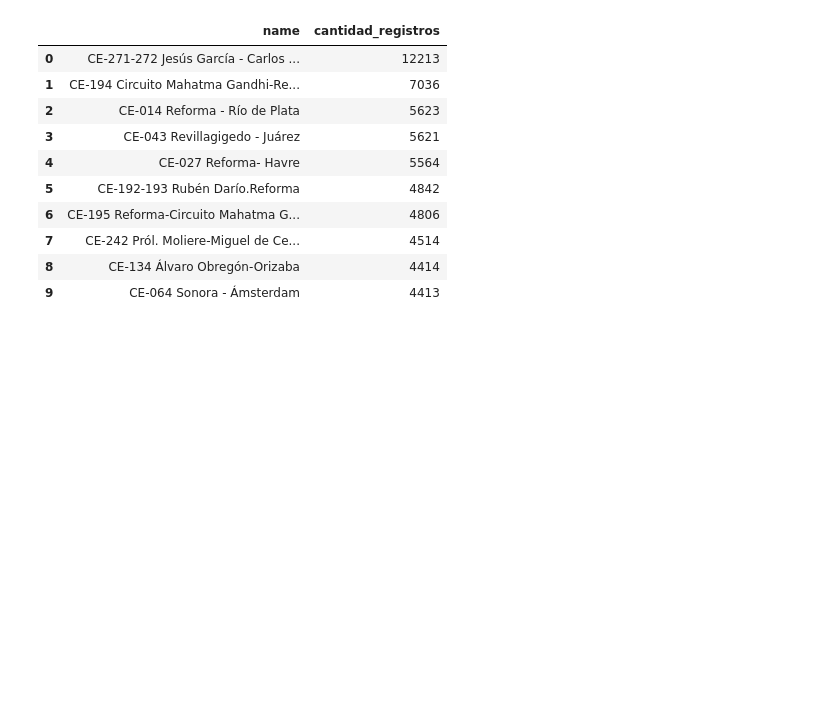
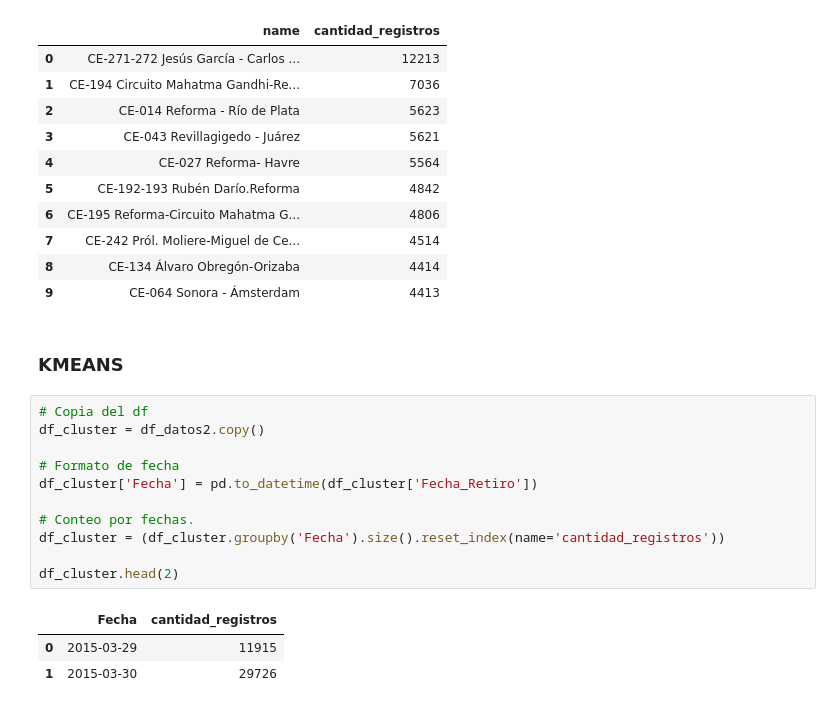
Before and after one commit to Ari-Castellanos/Proyecto-1-Seminario-2, a Jupyter notebook: MAPAS.ipynb, the cells around one changed output. Drawn from its saved outputs; the diff is of its cells as text; blank space fills up the shorter version.

```diff
--- a/MAPAS.ipynb
+++ b/MAPAS.ipynb
@@ -130,3 +131,20 @@ top_10_arribo[['name', 'cantidad_registros']]
 | 7 | CE-242 Pról. Moliere-Miguel de Ce... | 4514 |
 | 8 | CE-134 Álvaro Obregón-Orizaba | 4414 |
 | 9 | CE-064 Sonora - Ámsterdam | 4413 |
+# %% [markdown]
+### KMEANS
+# %%
+# Copia del df
+df_cluster = df_datos2.copy()
+
+# Formato de fecha
+df_cluster['Fecha'] = pd.to_datetime(df_cluster['Fecha_Retiro'])
+
+# Conteo por fechas.
+df_cluster = (df_cluster.groupby('Fecha').size().reset_index(name='cantidad_registros'))
+
+df_cluster.head(2)
+# %% [output]
+|  | Fecha | cantidad_registros |
+| 0 | 2015-03-29 | 11915 |
+| 1 | 2015-03-30 | 29726 |
```
Also changed, not shown: parts of 8 cells of this notebook, 3 other files.
